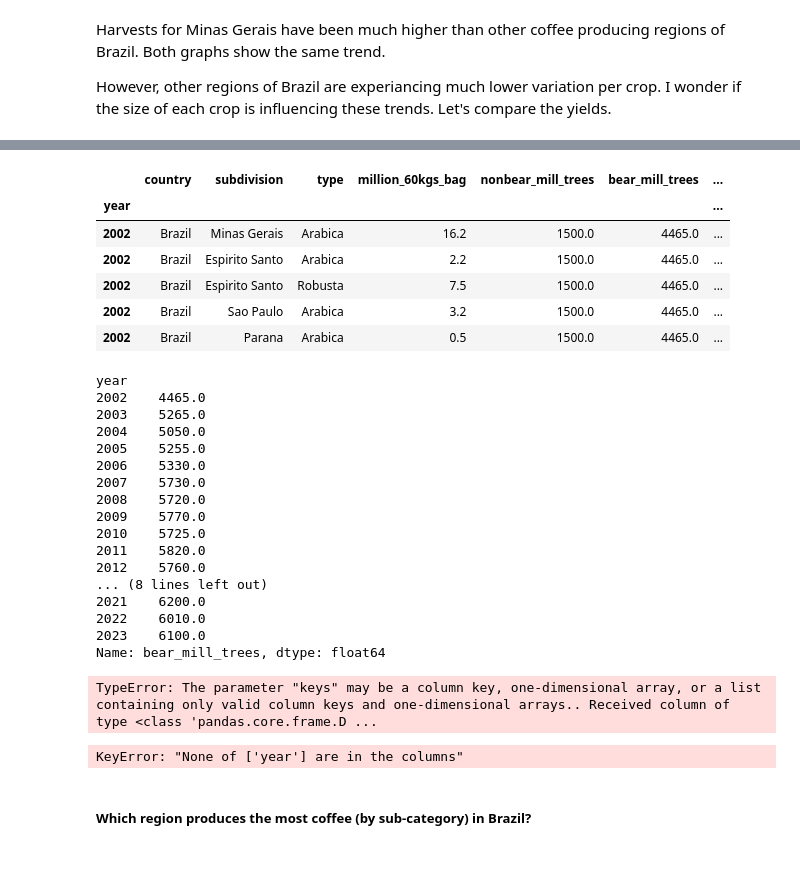
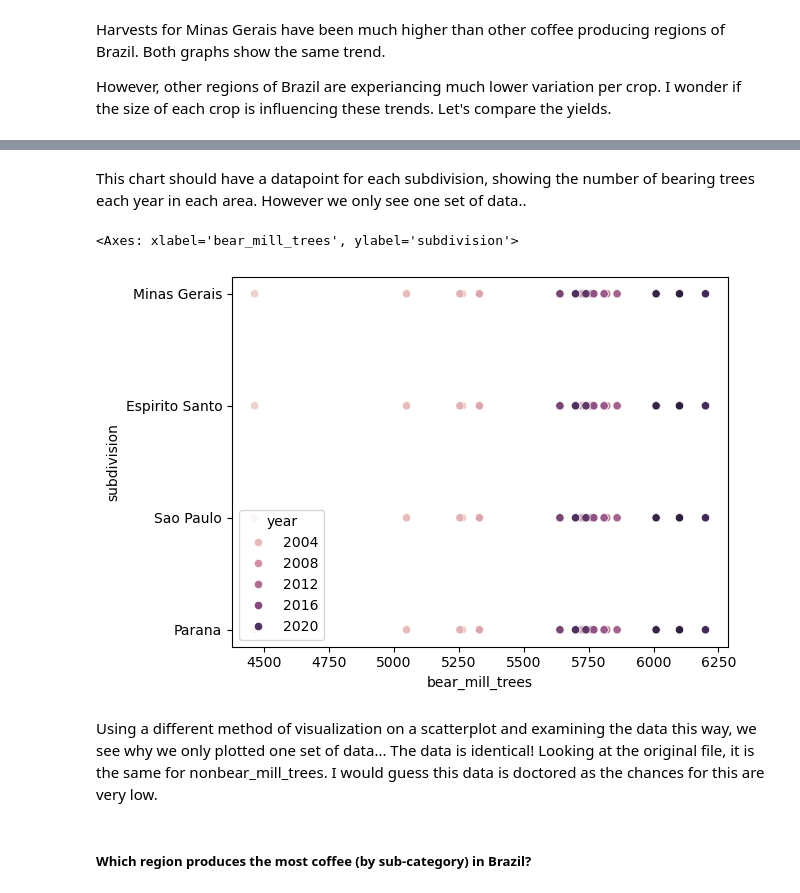
Before and after one commit to theslater11/WeatherDataMG, a Jupyter notebook: weather_api/notebooks/explore_weather.ipynb, the cells around one changed output, grey strips where cells are left out. Cells and saved outputs as stored; diff of their text form; code cells hidden in the pictures; blank space fills up the shorter version.

```diff
--- a/weather_api/notebooks/explore_weather.ipynb
+++ b/weather_api/notebooks/explore_weather.ipynb
@@ -51,69 +57,12 @@ However, other regions of Brazil are experiancing much lower variation per crop.
+# %% [markdown]
+This chart should have a datapoint for each subdivision, showing the number of bearing trees each year in each area. However we only see one set of data..
 # %%
-
-#yield_pivot = pd.pivot_table(data=harvest_yearly, values=harvest_yearly["bear_mill_trees"], index=harvest_yearly["subdivision"], columns=harvest_yearly["year"], aggfunc="max")
+sns.scatterplot(data=harvest_yearly, x=harvest_yearly["bear_mill_trees"], y=harvest_yearly["subdivision"], hue=harvest_yearly["year"])
 # %% [output]
-|  | country | subdivision | type | million_60kgs_bag | nonbear_mill_trees | bear_mill_trees | ... |
-| year |  |  |  |  |  |  | ... |
-| 2002 | Brazil | Minas Gerais | Arabica | 16.2 | 1500.0 | 4465.0 | ... |
-| 2002 | Brazil | Espirito Santo | Arabica | 2.2 | 1500.0 | 4465.0 | ... |
-| 2002 | Brazil | Espirito Santo | Robusta | 7.5 | 1500.0 | 4465.0 | ... |
-| 2002 | Brazil | Sao Paulo | Arabica | 3.2 | 1500.0 | 4465.0 | ... |
-| 2002 | Brazil | Parana | Arabica | 0.5 | 1500.0 | 4465.0 | ... |
+<Axes: xlabel='bear_mill_trees', ylabel='subdivision'>
+[figure, added]
-# %%
-#save all subdivisons
-bearp = parana.groupby(parana["year"])["bear_mill_trees"].median()
-type(bearp)
-print(bearp)
-bearmg = minas.groupby(minas["year"])["bear_mill_trees"].median()
-beares = espirit.groupby(espirit["year"])["bear_mill_trees"].median()
-bearsp = paulo.groupby(paulo["year"])["bear_mill_trees"].median()
-#now do the same for subdivisions
-nonbearp = parana.groupby(parana["year"])["nonbear_mill_trees"].median()
-nonbearmg = minas.groupby(minas["year"])["nonbear_mill_trees"].median()
-nonbeares = espirit.groupby(espirit["year"])["nonbear_mill_trees"].median()
-nonbearsp = paulo.groupby(paulo["year"])["nonbear_mill_trees"].median()
-yield_sizes = pd.DataFrame({}).set_index(harvest_yearly_index)
-yield_sizes.join([bearp, bearmg, beares, bearsp, nonbearp, nonbearmg, nonbeares,nonbearsp],on=["year"], how="outer")
-#print(all_trees)
-#yield_sizes.join(all_trees, on=["year"], how="outer")
-
-'''
-yield_sizes = pd.DataFrame({"Parana":[bearp,nonbearp],
-                            "Minas Gerais":[bearmg,nonbearmg],
-                            "Espirito Santos":[beares, nonbeares],
-                            "Sao Paulo":[bearsp,nonbearsp],
-})
-'''
-yield_sizes.plot.bar()
-# %% [output]
-year
-2002    4465.0
-2003    5265.0
-2004    5050.0
-2005    5255.0
-2006    5330.0
-2007    5730.0
-2008    5720.0
-2009    5770.0
-2010    5725.0
-2011    5820.0
-2012    5760.0
-... (8 lines left out)
-2021    6200.0
-2022    6010.0
-2023    6100.0
-Name: bear_mill_trees, dtype: float64
-TypeError: The parameter "keys" may be a column key, one-dimensional array, or a list containing only valid column keys and one-dimensional arrays.. Received column of type <class 'pandas.core.frame.D ...
-# %%
-all_trees = pd.DataFrame({"Parana":[bearp,nonbearp],
-              "Minas Gerais":[bearmg, nonbearmg],
-              "Espirito Santos":[beares, nonbeares],
-              "Sao Paulo":[bearsp, nonbearsp]
-})
-all_trees = all_trees.set_index(["year"])
-print(all_trees)
-# %% [output]
-KeyError: "None of ['year'] are in the columns"
+# %% [markdown]
+Using a different method of visualization on a scatterplot and examining the data this way, we see why we only plotted one set of data... The data is identical! Looking at the original file, it is the same for nonbear_mill_trees. I would guess this data is doctored as the chances for this are very low.
 # %% [markdown]
 ##### Which region produces the most coffee (by sub-category) in Brazil?
 # %%
```
Also changed, not shown: parts of 8 cells of this notebook.
